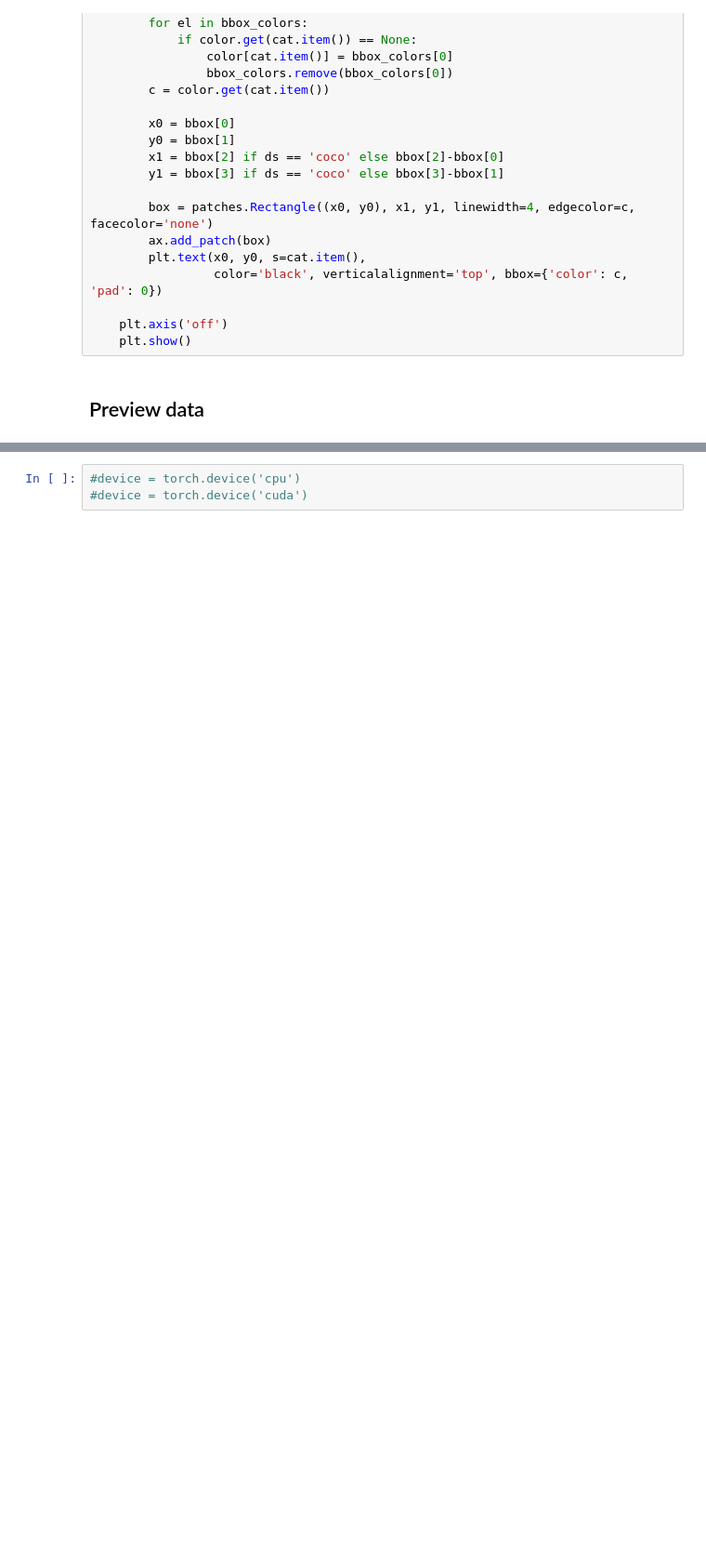
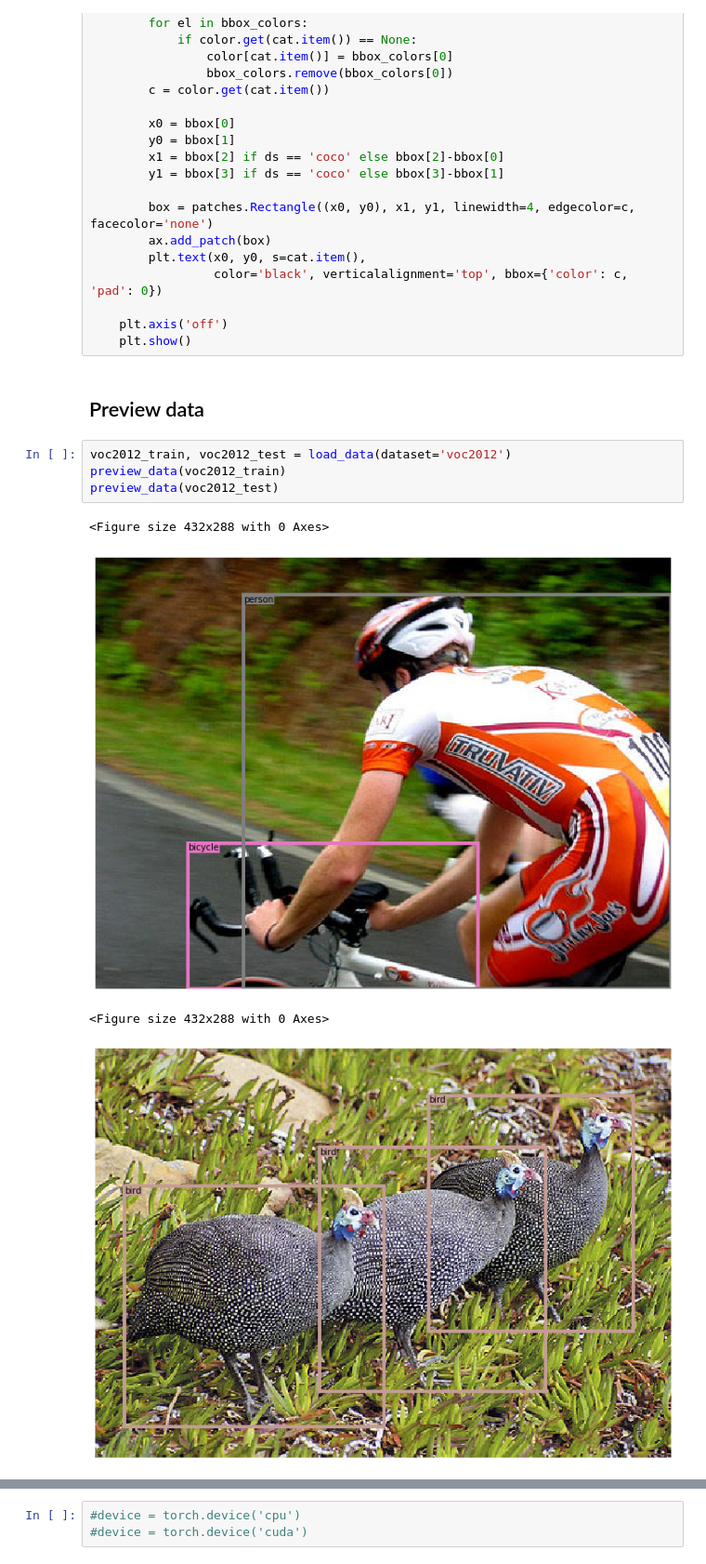
Before and after one commit to ayat-rashad/DeformableConNet, a Jupyter notebook: Baseline.ipynb, the cells around one changed output, grey strips where cells are left out. Shown at 93% size. Saved outputs shown, nothing was run; the diff lists cells and outputs as text; blank space fills up the shorter version.

```diff
--- a/Baseline.ipynb
+++ b/Baseline.ipynb
@@ -95,6 +93,15 @@ def preview_data(dataset):
     plt.show()
 # %% [markdown]
 ## Preview data
+# %%
+voc2012_train, voc2012_test = load_data(dataset='voc2012')
+preview_data(voc2012_train)
+preview_data(voc2012_test)
+# %% [output]
+<Figure size 432x288 with 0 Axes>
+[figure, added]
+<Figure size 432x288 with 0 Axes>
+[figure, added]
 # %%
 coco_train, coco_test = load_data(dataset='coco')
 voc2007_train, voc2007_test = load_data(dataset='voc2007')
```
Also changed, not shown: parts of 3 cells of this notebook, 3 other files.
